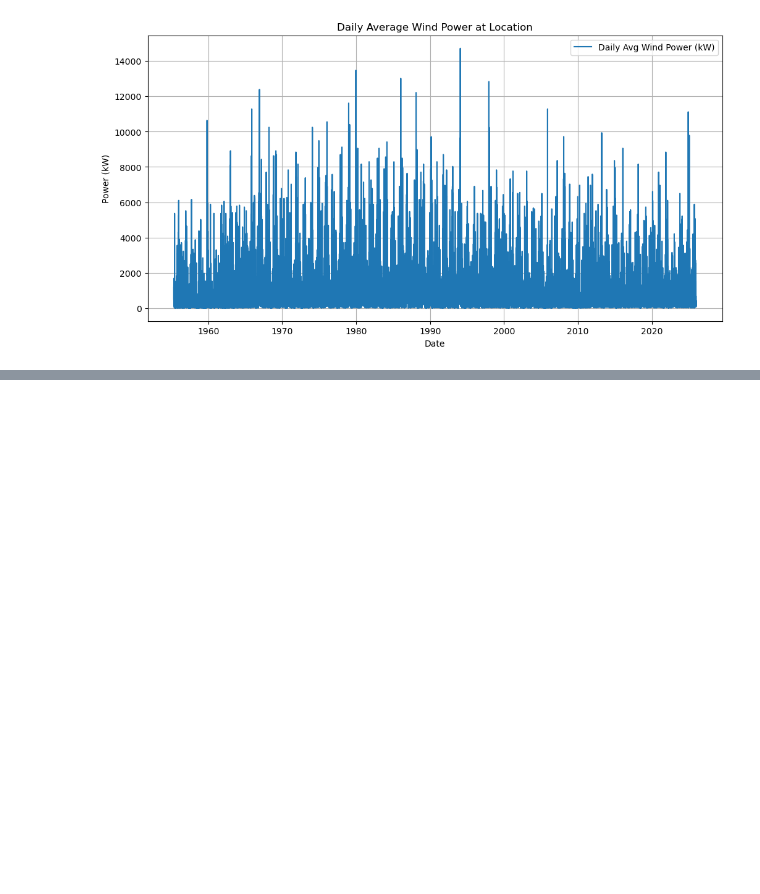
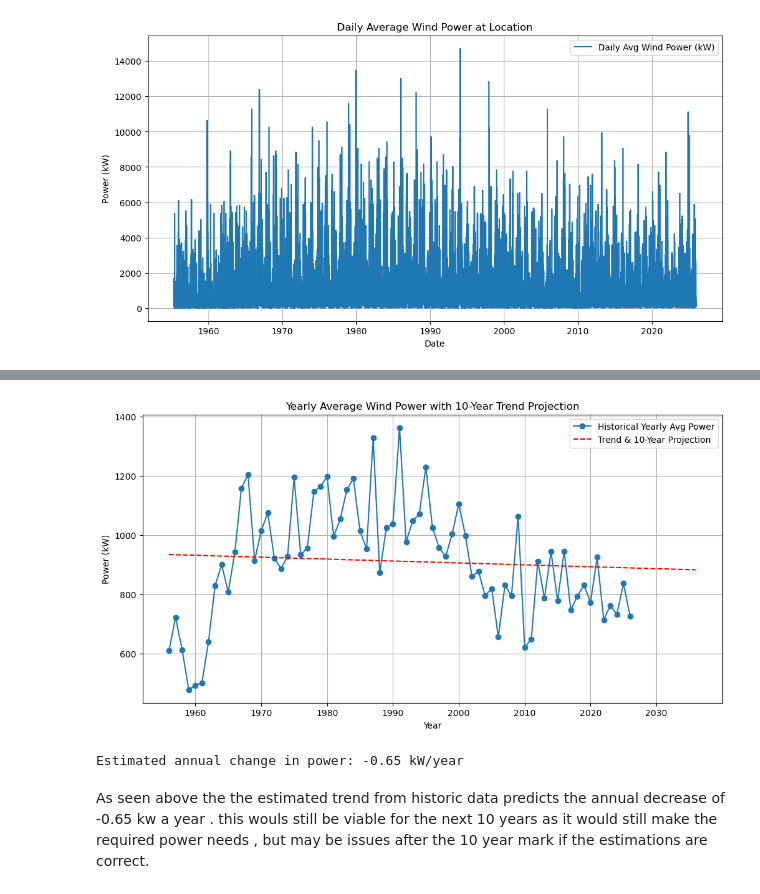
Before and after one commit to CherylClarke/PROGRAMMING-FOR-DATA-ANALYTICS, a Jupyter notebook: project/project.ipynb, the cells around one changed output, grey strips where cells are left out. Saved outputs shown, nothing was run; the diff lists cells and outputs as text; code cells hidden in the pictures; blank space fills up the shorter version.

Commit message:
trend

```diff
--- a/project/project.ipynb
+++ b/project/project.ipynb
@@ -285,0 +310,57 @@ plt.show()
+# %%
+from sklearn.linear_model import LinearRegression
+
+
+
+
+# Preparing the yearly data
+
+yearly_power = df_time['Power_kW'].resample('Y').mean().dropna()
+
+# Convert years to numeric (needed for regression)
+years_numeric = np.arange(len(yearly_power)).reshape(-1, 1)  # 0, 1, 2, ...
+power_values = yearly_power.values
+
+
+#  Fit linear regression
+
+model = LinearRegression()
+model.fit(years_numeric, power_values)
+
+# Calculate trend for historical years for dataset
+trend_historical = model.predict(years_numeric)
+
+# Extrapolate for next 10 years
+
+future_years_numeric = np.arange(len(yearly_power) + 10).reshape(-1, 1)
+trend_future = model.predict(future_years_numeric)
+
+# Build future datetime index
+last_year = yearly_power.index[-1].year
+future_years_index = pd.date_range(start=yearly_power.index[0], periods=len(yearly_power) + 10, freq='Y')
+
+
+# Plot results
+
+plt.figure(figsize=(12,6))
+plt.plot(yearly_power.index, yearly_power.values, marker='o', linestyle='-', label='Historical Yearly Avg Power')
+plt.plot(future_years_index, trend_future, '--', color='red', label='Trend & 10-Year Projection')
+plt.xlabel('Year')
+plt.ylabel('Power (kW)')
+plt.title('Yearly Average Wind Power with 10-Year Trend Projection')
+plt.grid(True)
+plt.legend()
+plt.show()
+
+
+# Show estimated yearly change
+
+print(f"Estimated annual change in power: {model.coef_[0]:.2f} kW/year")
+
+# Reference: Chatgpt: prompt - please do trend for the next 10 years https://chatgpt.com/c/69641c2e-5e34-8332-8bad-4c21c01168e5 , accessed 11/01/26.
+# %% [output]
+[figure, added]
+Estimated annual change in power: -0.65 kW/year
+# %% [markdown]
+As seen above the the estimated trend from historic data predicts the annual decrease of -0.65 kw a year .
+this wouls still be viable for the next 10 years as it would still make the required power needs , but may be issues after the 10 year mark if the estimations are correct.
```
Also changed, not shown: parts of 5 cells of this notebook, 1 other file.
